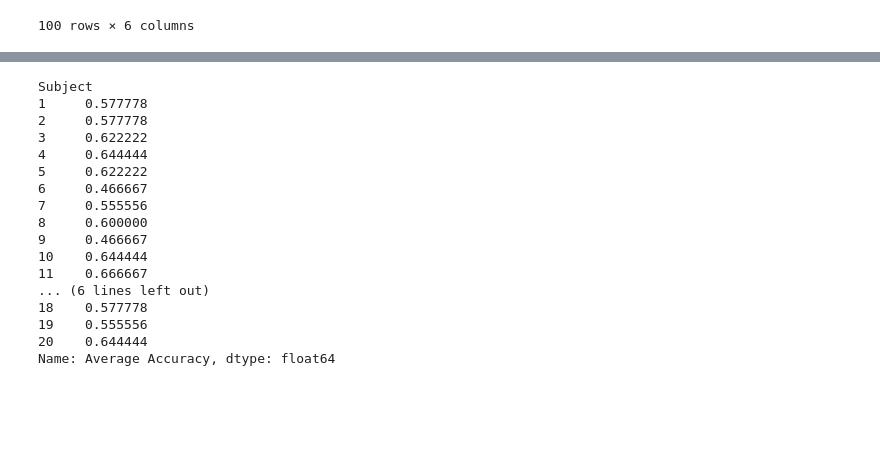
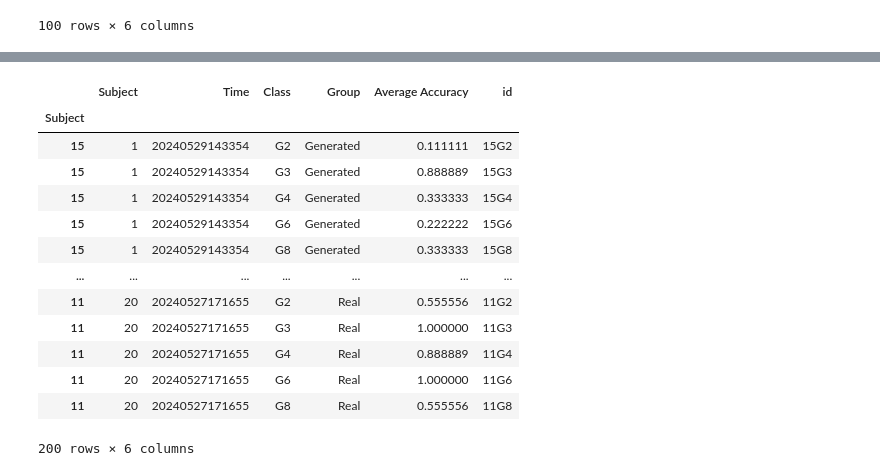
Before and after one commit to shinolab/vibrotactile-autoencoder, a Jupyter notebook: result_analysis.ipynb, the cells around one changed output, grey strips where cells are left out. Cells and saved outputs as stored; diff of their text form; code cells hidden in the pictures; blank space fills up the shorter version.

```diff
--- a/result_analysis.ipynb
+++ b/result_analysis.ipynb
@@ -557,20 +517,0 @@ df_avgacc
-# %%
-df_avgacc_g.groupby('Subject')['Average Accuracy'].mean()
-# %% [output]
-Subject
-1     0.577778
-2     0.577778
-3     0.622222
-4     0.644444
-5     0.622222
-6     0.466667
-7     0.555556
-8     0.600000
-9     0.466667
-10    0.644444
-11    0.666667
-... (6 lines left out)
-18    0.577778
-19    0.555556
-20    0.644444
-Name: Average Accuracy, dtype: float64
@@ -576,0 +522,28 @@ Name: Average Accuracy, dtype: float64
+# %%
+from itertools import chain
+
+df_avgacc = pd.concat([df_avgacc_g, df_avgacc_r])
+
+acc = df_avgacc_g.groupby('Subject')['Average Accuracy'].mean()
+acc_sorted = acc.sort_values()
+
+subject_order = acc_sorted.index.tolist()
+df_avgacc.index = df_avgacc['Subject']
+df_avgacc = df_avgacc.loc[subject_order]
+df_avgacc['Subject'] = list(chain.from_iterable([[i] * 10 for i in range(1, 21)]))
+df_avgacc
+# %% [output]
+|  | Subject | Time | Class | Group | Average Accuracy | id |
+| Subject |  |  |  |  |  |  |
+| 15 | 1 | 20240529143354 | G2 | Generated | 0.111111 | 15G2 |
+| 15 | 1 | 20240529143354 | G3 | Generated | 0.888889 | 15G3 |
+| 15 | 1 | 20240529143354 | G4 | Generated | 0.333333 | 15G4 |
+| 15 | 1 | 20240529143354 | G6 | Generated | 0.222222 | 15G6 |
+| 15 | 1 | 20240529143354 | G8 | Generated | 0.333333 | 15G8 |
+| ... | ... | ... | ... | ... | ... | ... |
+| 11 | 20 | 20240527171655 | G2 | Real | 0.555556 | 11G2 |
+| 11 | 20 | 20240527171655 | G3 | Real | 1.000000 | 11G3 |
+| 11 | 20 | 20240527171655 | G4 | Real | 0.888889 | 11G4 |
+| 11 | 20 | 20240527171655 | G6 | Real | 1.000000 | 11G6 |
+| 11 | 20 | 20240527171655 | G8 | Real | 0.555556 | 11G8 |
+200 rows × 6 columns
```
Also changed, not shown: parts of 6 cells of this notebook.
